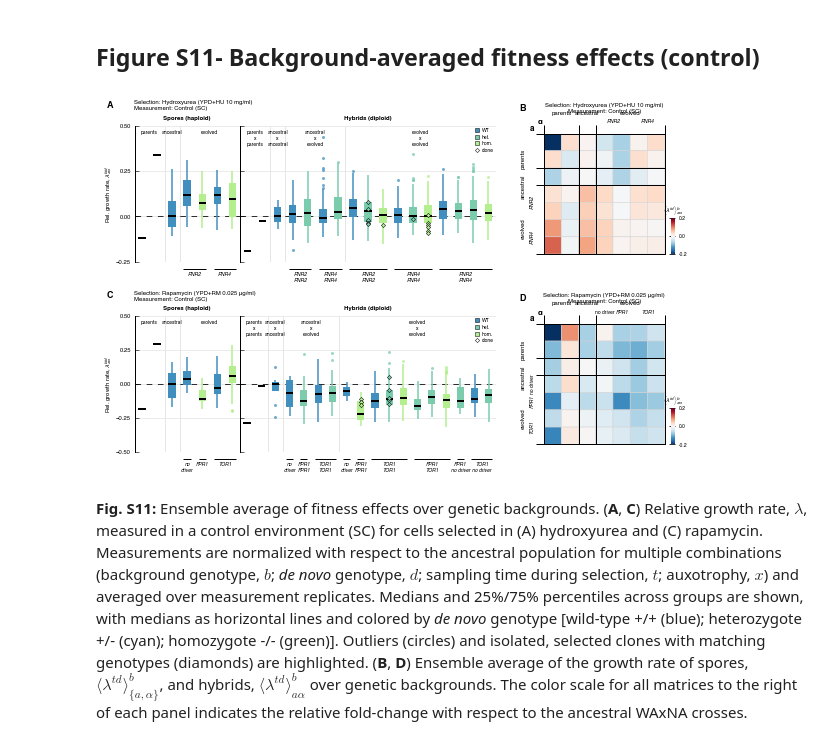
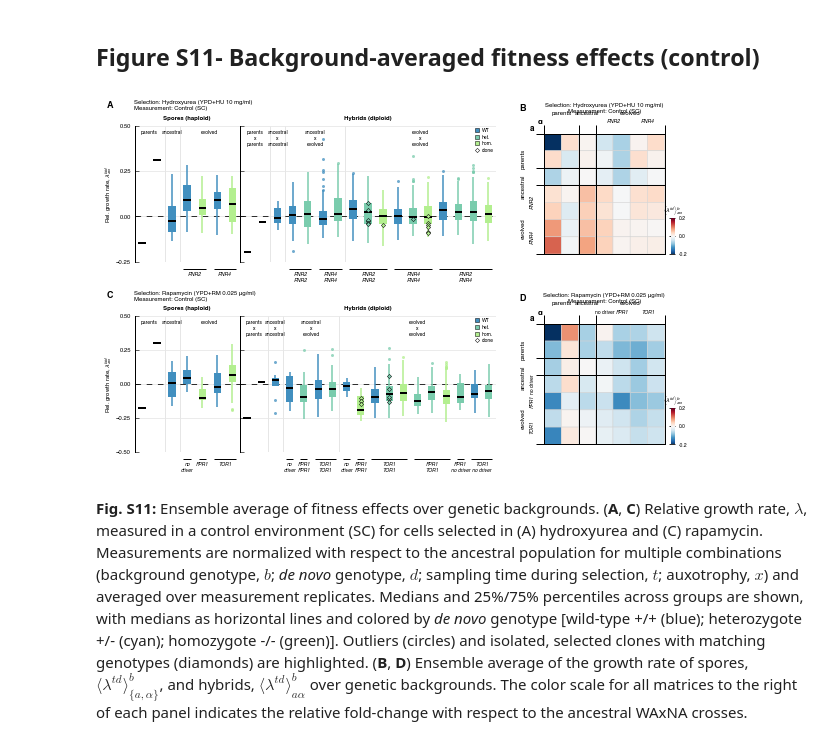
Before and after one commit to ivazquez/clonal-heterogeneity, a Jupyter notebook: src/figure6.ipynb, the cells around one changed output. Cells and saved outputs as stored; diff of their text form; code cells hidden in the pictures.

```diff
--- a/src/figure6.ipynb
+++ b/src/figure6.ipynb
@@ -186,5 +180,5 @@ Image(filename=dir_paper+'figures/figure6/figure6A_schematic_publication.png', r
 # %%
-param='growth_rate'
+param='norm_growth_rate'
 
 fig = plt.figure(figsize=(12, 6))
 
@@ -205,9 +199,9 @@ ax.text(-0.1, 1.125,  chr(ord('A')), transform=ax.transAxes,
 ax.axis('off')
 
 ### Box plots ###
-groups_sp = spores_norm_df.groupby(['selection','environment'])
-groups_hy = hybrids_norm_df.groupby(['selection','environment'])
-groups_cl = clone_norm_df.groupby(['selection','environment'])
+groups_sp = spores_df.groupby(['selection','environment'])
+groups_hy = hybrids_df.groupby(['selection','environment'])
+groups_cl = clone_df.groupby(['selection','environment'])
 
 for (ii, (env_evo, env_test)) in enumerate([('HU','HU'),('RM','RM')]):
 
@@ -267,8 +261,8 @@ for (ii, (env_evo, env_test)) in enumerate([('HU','HU'),('RM','RM')]):
     C = C.groupby(['group','background','gene','genotype_short','isolate'], sort=False)[param]\
     .agg([np.mean, np.median, np.std, 'count'])['mean']
     C_ref = C[('ancestral', 'ancestral')].median()
+    C = C-C_ref
 
-    C = C-C_ref
     C = C.unstack(level=['group','background','gene','genotype_short'])
     C = C.loc[:,(C.columns.get_level_values('group').isin([('evolved','evolved')])\
                  &~(C.columns.get_level_values('gene').isin([('','')])))]
@@ -313,7 +307,7 @@ for (ii, (env_evo, env_test)) in enumerate([('HU','HU'),('RM','RM')]):
         ax.set_axisbelow(True)
 
         ### vertical ###
-        ## background
+        ## Background
         xstart, xend, xlabels = plot.set_custom_labels(g.columns, 0)
         # labels
         for k, v in xlabels.iteritems():
@@ -448,7 +442,7 @@ for (ii, (env_evo, env_test)) in enumerate([('HU','HU'),('RM','RM')]):
                     ha='left', va='center', annotation_clip=False,
                     style=('italic' if k!='no driver' else 'normal'), fontsize=5, rotation=90)
 
-    ## background
+    ## Background
     xstart, xend, xlabels = plot.set_custom_labels(H.columns, 0)
     ax.set_xticks([x+0.5 for x in xlabels.values()], minor=False)
     ax.set_xticklabels(xlabels.keys(), minor=False, fontsize=6)
@@ -525,13 +519,13 @@ for ii, (env_evo, ge) in enumerate(var_comp.groupby(level='selection')):
     ax.set_yticks(ylabels.values())
     ax.set_yticklabels(ylabels.keys(), fontsize=6)
 
-    # annotate panels and axis
+    # Annotate panels and axis
     ax.annotate(env_evo, xy=(1, 0.05), xycoords=('axes fraction', 'axes fraction'),
                 ha='right', va='bottom', fontsize=6)
 
     ax.tick_params(axis='both', which='major', labelsize=6, size=2)
 
-# fix x-axis labels (missing due to boxplot styling)
+# Fix x-axis labels (missing due to boxplot styling)
 axes['RM'].xaxis.set_visible(True)
 plt.setp(axes['RM'].get_xticklabels(), visible=True)
 
@@ -742,7 +742,7 @@ Selection: RM, Environment: SC, Pass: 2477, Fail:  659
 # %% [markdown]
 ## Figure S11- Background-averaged fitness effects (control)
 # %%
-param='growth_rate'
+param='norm_growth_rate'
 
 fig = plt.figure(figsize=(9.5, 6))
 
@@ -755,9 +755,9 @@ gs[('RM','barplot')] = gridspec.GridSpecFromSubplotSpec(1, 24, subplot_spec=grid
 gs[('RM','heatmap')] = gridspec.GridSpecFromSubplotSpec(1, 1, subplot_spec=grid[1,1])
 
 ### Box plots ###
-groups_sp = spores_norm_df.groupby(['selection','environment'])
-groups_hy = hybrids_norm_df.groupby(['selection','environment'])
-groups_cl = clone_norm_df.groupby(['selection','environment'])
+groups_sp = spores_df.groupby(['selection','environment'])
+groups_hy = hybrids_df.groupby(['selection','environment'])
+groups_cl = clone_df.groupby(['selection','environment'])
 
 for (ii, (env_evo, env_test)) in enumerate([('HU','SC'),('RM','SC')]):
 
@@ -789,7 +789,7 @@ for (ii, (env_evo, env_test)) in enumerate([('HU','SC'),('RM','SC')]):
     S = S.groupby(['group','background','gene','genotype_short','tetrad','spore'], sort=False)[param]\
     .agg([np.mean, np.median, np.std, 'count'])['mean']\
     .unstack(level=['group','background','gene','genotype_short'])
-    S_ref = S.ix[:,'ancestral'].median().values[0]
+    S_ref = S.ix[:,'ancestral'].mean().values[0]
     S = S-S_ref
 
     bp = S.plot(
@@ -805,19 +805,19 @@ for (ii, (env_evo, env_test)) in enumerate([('HU','SC'),('RM','SC')]):
     ax1.set_xlabel('')
     ax1.set_ylabel(r'Rel. growth rate, $\lambda^{btd}_{a\alpha}$', fontsize=6, labelpad=2)
 
-    ### hybrids barplot ###
+    ### Hybrids barplot ###
     ax2 = plt.subplot(gs[(env_evo,'barplot')][7:], sharey=ax1)
 
     H = H.groupby(['group','background','gene','genotype_short','tetrad','spore'], sort=False)[param]\
     .agg([np.mean, np.median, np.std, 'count'])['mean']\
     .unstack(level=['group','background','gene','genotype_short'])
     ix_use = pd.MultiIndex.from_tuples([[('ancestral', 'ancestral')]], names=['group'])
-    H_ref = H.loc[:,H.columns.get_level_values('group').isin(ix_use.get_level_values(0))].median().squeeze()
+    H_ref = H.loc[:,H.columns.get_level_values('group').isin(ix_use.get_level_values(0))].mean().squeeze()
     H = H-H_ref
 
     C = C.groupby(['group','background','gene','genotype_short','isolate'], sort=False)[param]\
     .agg([np.mean, np.median, np.std, 'count'])['mean']
-    C_ref = C[('ancestral', 'ancestral')].median()
+    C_ref = C[('ancestral', 'ancestral')].mean()
 
     C = C-C_ref
     C = C.unstack(level=['group','background','gene','genotype_short'])
@@ -861,15 +861,14 @@ for (ii, (env_evo, env_test)) in enumerate([('HU','SC'),('RM','SC')]):
                      borderaxespad=0, handlelength=0.75,
                      prop={'size':5}, labelspacing=.32)
 
-    # Grid
     for ax, g in zip([ax1,ax2],[S,H]):
-        ### horizontal ###
+        ### Horizontal ###
         ax.yaxis.grid(ls="-", lw=.8, color="0.9", zorder=-1)
         ax.axhline(y=0., c='k', ls="--", dashes=(7, 7), lw=.8, zorder=1)
         ax.set_axisbelow(True)
 
-        ### vertical ###
-        ## background
+        ### Bertical ###
+        ## Background
         xstart, xend, xlabels = plot.set_custom_labels(g.columns, 0)
         # labels
         for k, v in xlabels.iteritems():
@@ -880,7 +879,7 @@ for (ii, (env_evo, env_test)) in enumerate([('HU','SC'),('RM','SC')]):
         xgrid=[xst+1.5 for xst in list(set(xstart.values()))]
         [ax.axvline(x, lw=1.0, ls='-', color="0.9", zorder=0) for x in xgrid]
 
-        ## gene
+        ## Gene
         xend, xstart, xlabels = plot.set_custom_labels(g.columns, 2)
 
         transform = transforms.blended_transform_factory(ax.transData, ax.transAxes)
@@ -920,11 +919,11 @@ for (ii, (env_evo, env_test)) in enumerate([('HU','SC'),('RM','SC')]):
 ### Heatmaps ###
 for (ii, (env_evo, env_test)) in enumerate([('HU','SC'),('RM','SC')]):
 
-    # group by evolution and test environment
+    # Group by evolution and test environment
     S = groups_sp.get_group((env_evo, env_test))
     H = groups_hy.get_group((env_evo, env_test))
 
-    # apply sorting ranks to reorder rows
+    # Apply sorting ranks to reorder rows
     S = sort_spores(S, env_evo)
     H = sort_hybrids(H, env_evo)
 
@@ -939,7 +938,7 @@ for (ii, (env_evo, env_test)) in enumerate([('HU','SC'),('RM','SC')]):
             transform=ax.transAxes,
             fontsize=6, va='center', ha='center')
 
-    # spores
+    # Spores
     S = S.groupby([u'mating',u'group',u'background',u'genotype_short',u'gene'],
                     sort=False).agg(np.mean)[param]
     S_ref = S.ix[:,'ancestral'].mean()
@@ -957,7 +956,7 @@ for (ii, (env_evo, env_test)) in enumerate([('HU','SC'),('RM','SC')]):
                         xlabel, ylabel, xticklabels, yticklabels,
                         cmap=plt.cm.RdBu_r, vmin=vmin, vmax=vmax, radius=0.25)
 
-    # hybrids
+    # Hybrids
     H = H.groupby([u'group_MATa',u'background_MATa',u'gene_MATa',u'genotype_short_MATa',
                    u'group_MATα',u'background_MATα',u'gene_MATα',u'genotype_short_MATα'],
                     sort=False).agg(np.mean)[param]
@@ -987,7 +986,7 @@ for (ii, (env_evo, env_test)) in enumerate([('HU','SC'),('RM','SC')]):
     ax.annotate(r'$\mathbf{\alpha}$', xy=(-0.01, 1.1), xycoords=('axes fraction', 'axes fraction'),
                  ha='right', va='center', annotation_clip=False, weight='bold', fontsize=8)
 
-    ## gene
+    ## Gene
     # labels
     xstart, xend, xlabels = plot.set_custom_labels(H.columns, 2)
     for k, v in xlabels.iteritems():
@@ -1000,36 +999,36 @@ for (ii, (env_evo, env_test)) in enumerate([('HU','SC'),('RM','SC')]):
                     ha='left', va='center', annotation_clip=False,
                     style=('italic' if k!='no driver' else 'normal'), fontsize=5, rotation=90)
 
-    ## background
+    ## Background
     # labels and grid
     xstart, xend, xlabels = plot.set_custom_labels(H.columns, 0)
     ax.set_xticks([x+0.5 for x in xlabels.values()], minor=False)
     ax.set_xticklabels(xlabels.keys(), minor=False, fontsize=6)
     xgrid=[xst+1. for xst in list(set(xstart.values()))]
     [ax.axvline(g, lw=1, ls="-", color="black") for g in xgrid]
 
     ystart, yend, ylabels= plot.set_custom_labels(H.columns, 0)
     ax.set_yticks([y+0.5 for y in ylabels.values()], minor=False)
     ax.set_yticklabels(ylabels.keys(), minor=False, fontsize=6, rotation=90)
     ygrid=[yst+1. for yst in list(set(ystart.values()))]
     [ax.axhline(g, lw=1, ls="-", color="black") for g in ygrid]
 
     for x in ([-1]+xstart.values()):
         line = lines.Line2D([x+1,x+1], [0.,-.5], color='k', lw=1)
         ax.add_line(line)
         line.set_clip_on(False)
     for y in ([-1]+ystart.values()):
         line = lines.Line2D([0.,-.5], [y+1,y+1], color='k', lw=1)
         ax.add_line(line)
         line.set_clip_on(False)
 
     ax.tick_params(axis='both', which='minor', size=0, pad=10)
     ax.tick_params(axis='both', which='major', size=0, pad=18)
 
 plot.save_figure(dir_supp+'figures/supp_figure_pheno_cross/supp_figure_pheno_cross_reduced')
 plt.show()
 # %% [output]
-[figure, old version]
+[figure, new version]
 # %% [markdown]
 **Fig. S11:** Ensemble average of fitness effects over genetic backgrounds. (**A**, **C**) Relative growth rate, $\lambda$, measured in a control environment (SC) for cells selected in (A) hydroxyurea and (C) rapamycin. Measurements are normalized with respect to the ancestral population for multiple combinations (background genotype, $b$; *de novo* genotype, $d$; sampling time during selection, $t$; auxotrophy, $x$) and averaged over measurement replicates. Medians and 25\%/75\% percentiles across groups are shown, with medians as horizontal lines and colored by *de novo* genotype [wild-type +/+ (blue); heterozygote +/- (cyan); homozygote -/- (green)]. Outliers (circles) and isolated, selected clones with matching genotypes (diamonds) are highlighted. (**B**, **D**) Ensemble average of the growth rate of spores, $\langle \lambda^{td} \rangle^b_{\{a,\alpha\}}$, and hybrids, $\langle \lambda^{td} \rangle^b_{a\alpha}$ over genetic backgrounds. The color scale for all matrices to the right of each panel indicates the relative fold-change with respect to the ancestral WAxNA crosses.
 # %% [markdown]
```
Also changed, not shown: parts of 7 cells of this notebook, 45 other files.
